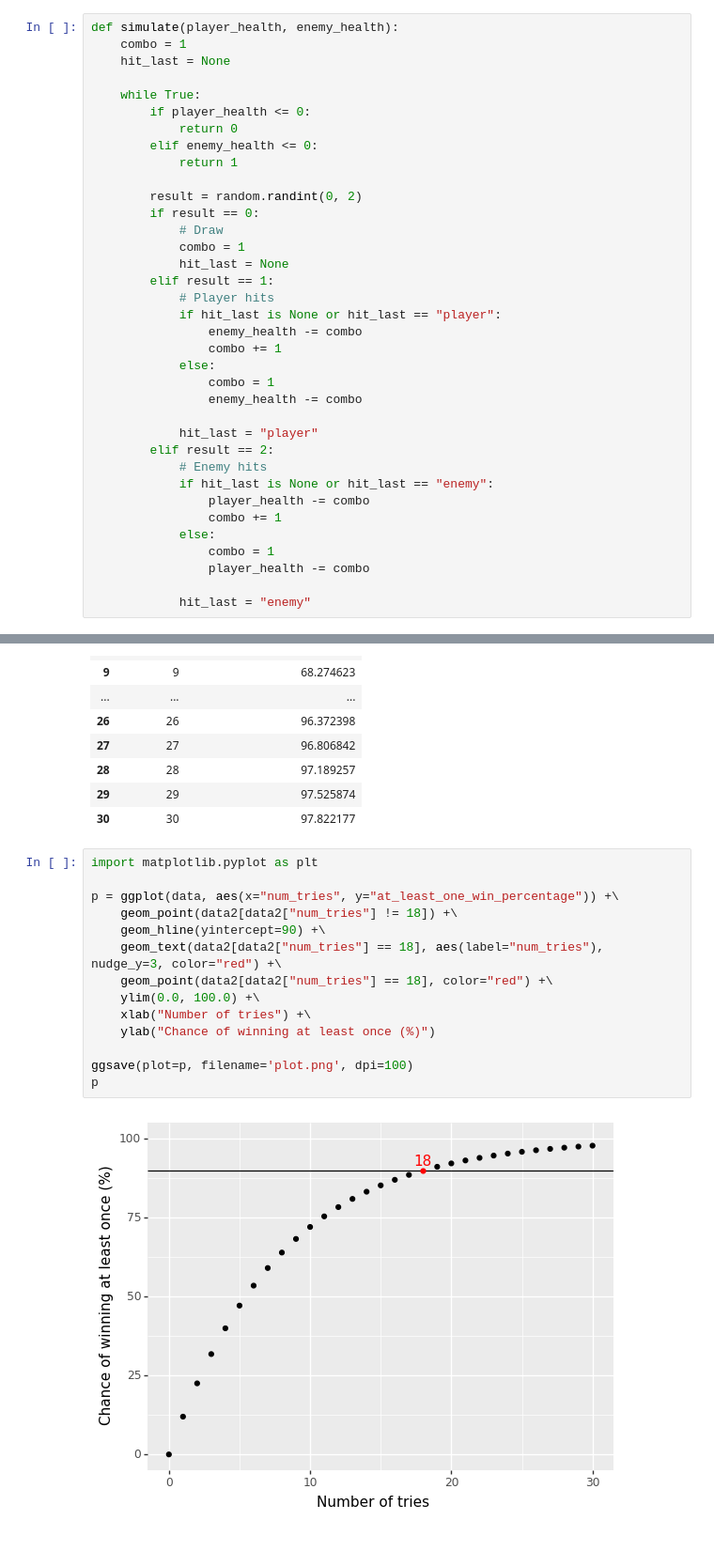
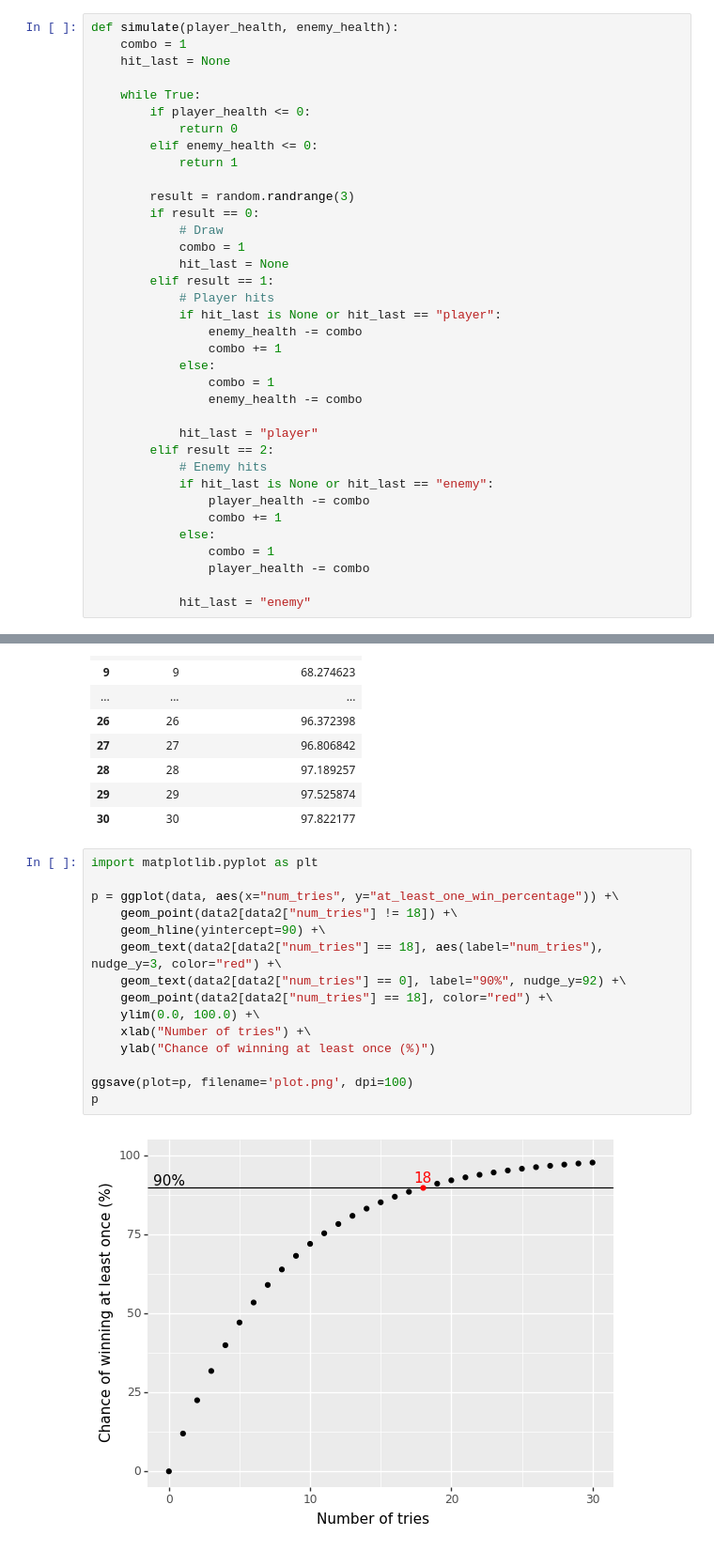
Before and after one commit to ExcaliburZero/omori_pet_rocks, a Jupyter notebook: Analysis.ipynb, the cells around one changed output, grey strips where cells are left out. Shown: that part at 94% size. Cells and saved outputs as stored; diff of their text form.

```diff
--- a/Analysis.ipynb
+++ b/Analysis.ipynb
@@ -27,7 +33,7 @@ def simulate(player_health, enemy_health):
         elif enemy_health <= 0:
             return 1
 
-        result = random.randint(0, 2)
+        result = random.randrange(3)
         if result == 0:
             # Draw
             combo = 1
@@ -156,16 +198,17 @@ data2
 # %%
 import matplotlib.pyplot as plt
 
 p = ggplot(data, aes(x="num_tries", y="at_least_one_win_percentage")) +\
     geom_point(data2[data2["num_tries"] != 18]) +\
     geom_hline(yintercept=90) +\
     geom_text(data2[data2["num_tries"] == 18], aes(label="num_tries"), nudge_y=3, color="red") +\
+    geom_text(data2[data2["num_tries"] == 0], label="90%", nudge_y=92) +\
     geom_point(data2[data2["num_tries"] == 18], color="red") +\
     ylim(0.0, 100.0) +\
     xlab("Number of tries") +\
     ylab("Chance of winning at least once (%)")
 
 ggsave(plot=p, filename='plot.png', dpi=100)
 p
 # %% [output]
-[figure, old version]
+[figure, new version]
```
Also changed, not shown: parts of 9 cells of this notebook, 1 other file.
